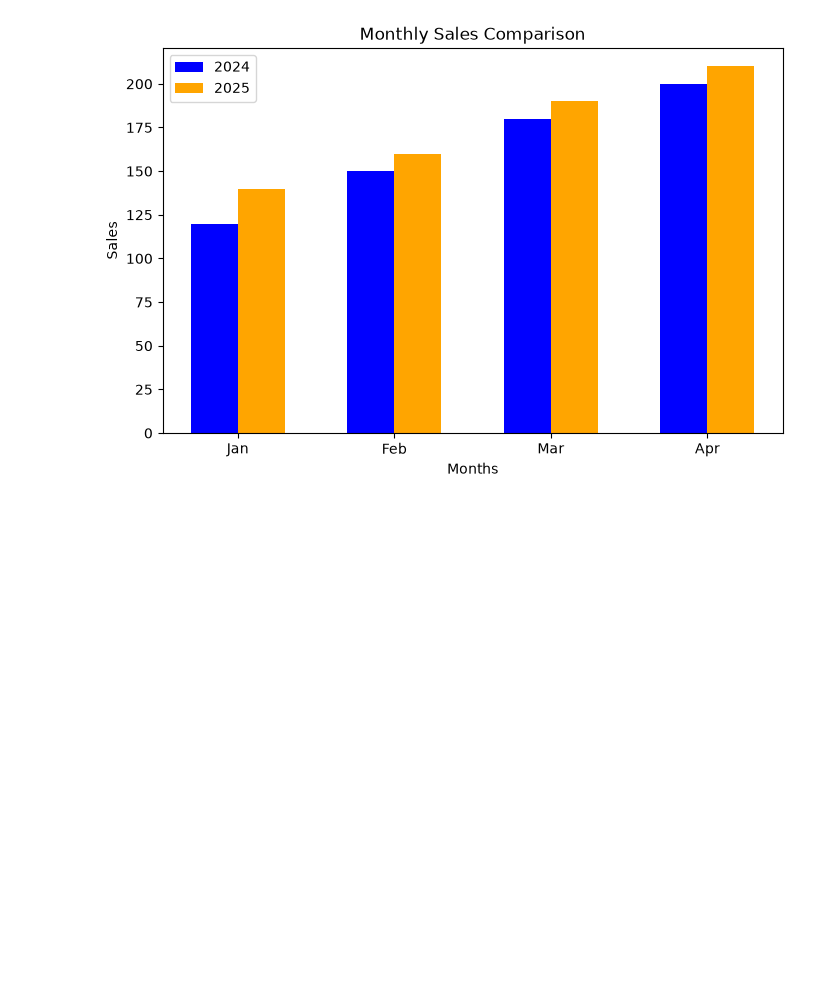
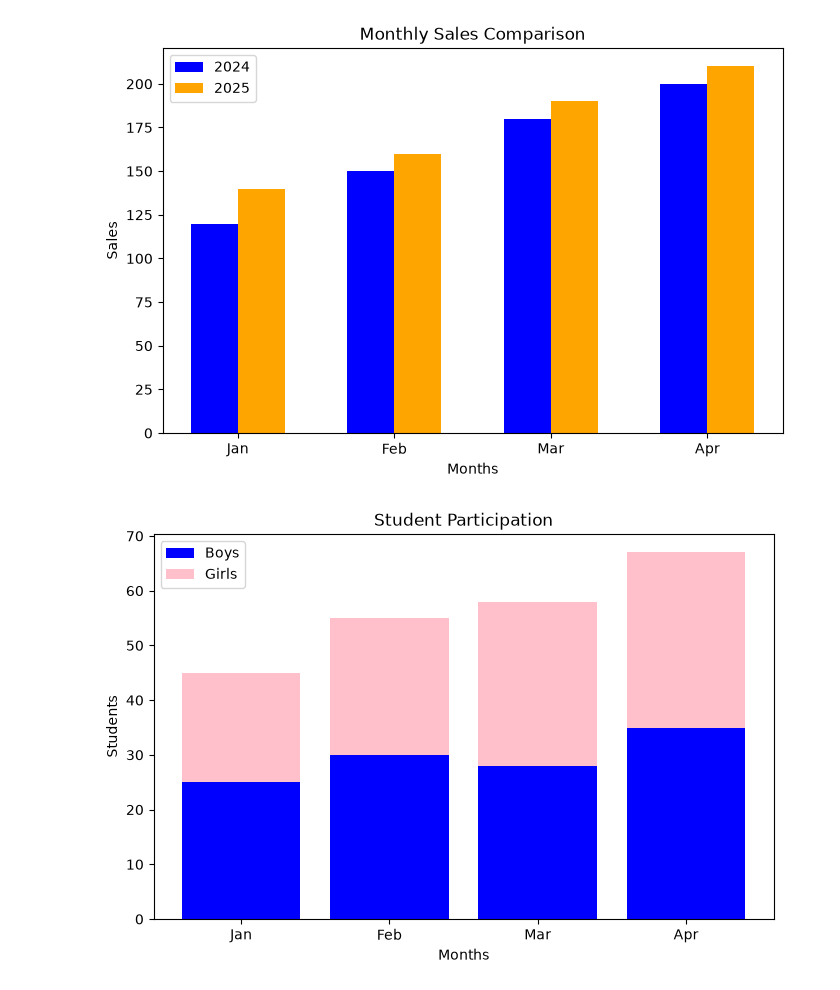
Before and after one commit to AKabhishek9/AIML-Basics, a Jupyter notebook: Data-Visualization/barChart.ipynb, the cells around one changed output. Cells and saved outputs as stored; diff of their text form; code cells hidden in the pictures; blank space fills up the shorter version.

```diff
--- a/Data-Visualization/barChart.ipynb
+++ b/Data-Visualization/barChart.ipynb
@@ -80,3 +80,24 @@ plt.legend()
 # %% [output]
 <matplotlib.legend.Legend at 0x...>
 [figure]
+# %%
+import matplotlib.pyplot as plt
+
+months = ["Jan", "Feb", "Mar", "Apr"]
+
+boys = [25, 30, 28, 35]
+girls = [20, 25, 30, 32]
+
+plt.figure(figsize=(8,5))
+
+plt.bar(months, boys, color="blue", label="Boys")
+plt.bar(months, girls, bottom=boys, color="pink", label="Girls")
+
+plt.title("Student Participation")
+plt.xlabel("Months")
+plt.ylabel("Students")
+plt.legend()
+
+plt.show()
+# %% [output]
+[figure, added]
```
Also changed, not shown: parts of 3 cells of this notebook, 1 other file.
